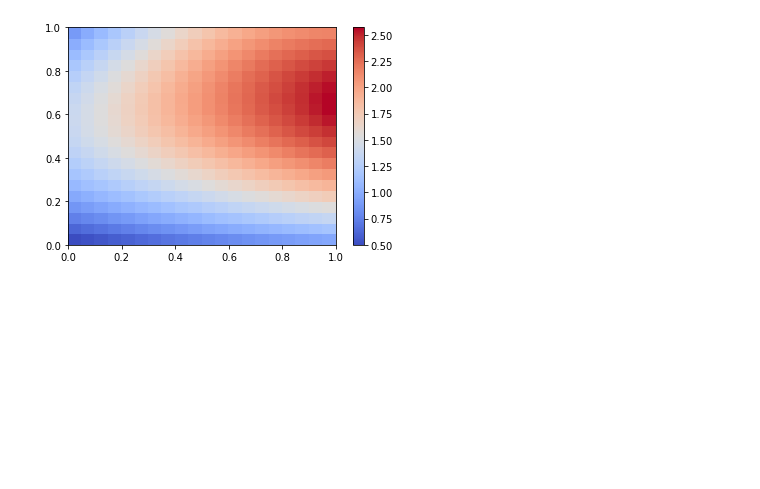
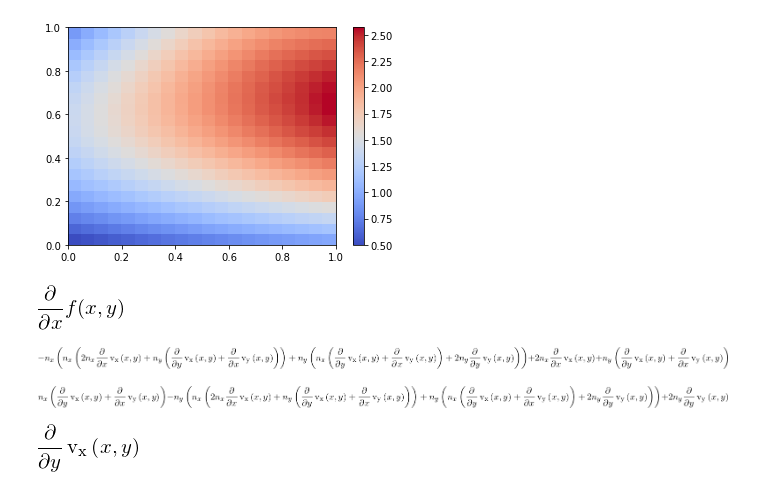
Before and after one commit to JIMMY-KSU/jupyter_notebooks, a Jupyter notebook: moose-notes.ipynb, the cells around one changed output. Saved outputs shown, nothing was run; the diff lists cells and outputs as text; code cells hidden in the pictures; blank space fills up the shorter version.

```diff
--- a/moose-notes.ipynb
+++ b/moose-notes.ipynb
@@ -841,3 +891,36 @@ for func in plot_funcs:
 [figure]
 [figure]
 [figure]
+# %%
+f, g = symbols('f g', cls=Function)
+f(x,y).diff(x)
+# %% [output]
+[figure, added]
+# %%
+vx, vy = symbols('v_x v_y', cls=Function)
+mu, x, y = var('mu x y')
+nx, ny = var('n_x n_y')
+n = sp.Matrix([nx, ny])
+v_vec = sp.Matrix([vx(x, y), vy(x, y)])
+sigma = strain_rate(v_vec, x, y)
+
+tw = n.transpose() * sigma - n.transpose() * sigma * n * n.transpose()
+tw[0]
+# %% [output]
+[figure, added]
+# %%
+tw[1]
+# %% [output]
+[figure, added]
+# %%
+vx, vy = symbols('v_x v_y', cls=Function)
+mu, x, y = var('mu x y')
+nx, ny = var('n_x n_y')
+n = sp.Matrix([Integer(0), Integer(1)])
+v_vec = sp.Matrix([vx(x, y), 0])
+sigma = strain_rate(v_vec, x, y)
+
+tw = n.transpose() * sigma - n.transpose() * sigma * n * n.transpose()
+tw[0]
+# %% [output]
+[figure, added]
```
Also changed, not shown: parts of 20 cells of this notebook.
